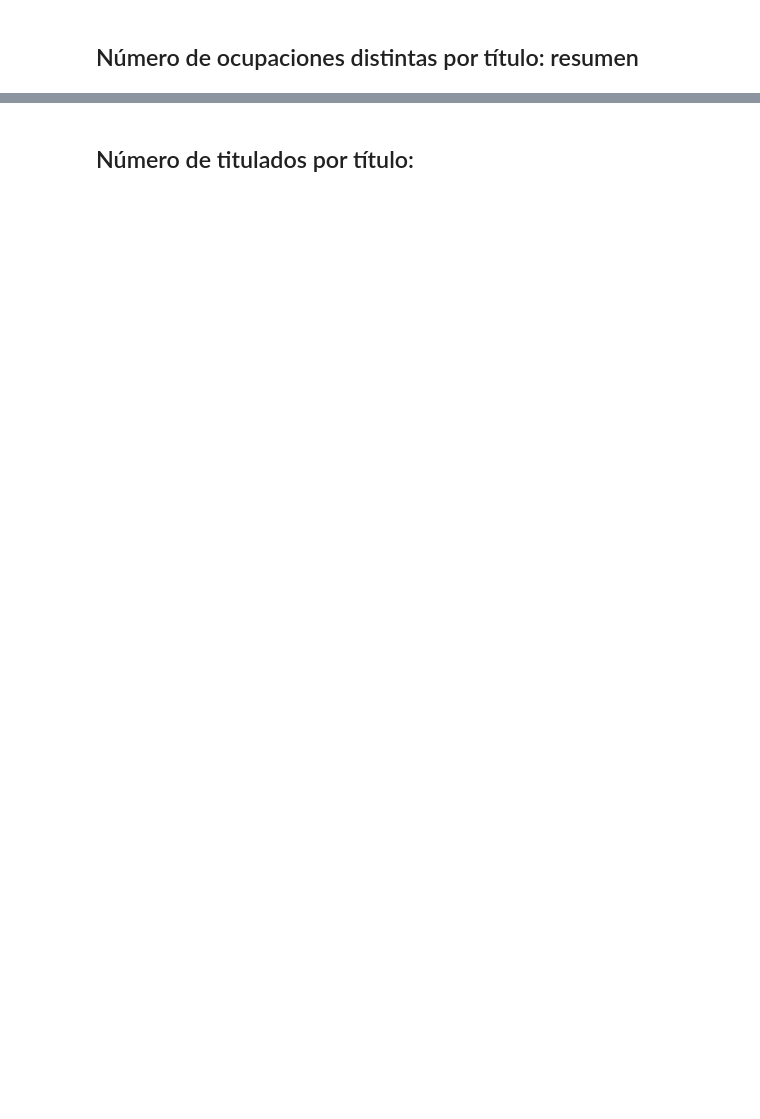
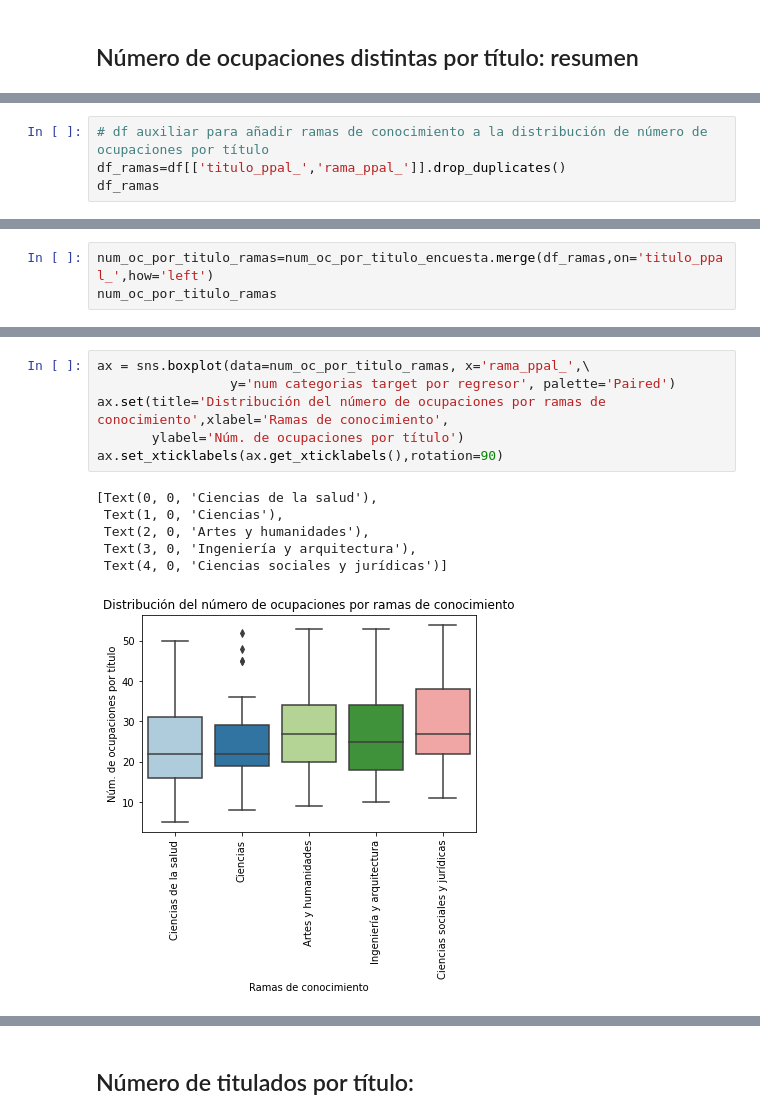
Before and after one commit to bdeotto/KSchool_TFM, a Jupyter notebook: naive_benchmark.ipynb, the cells around one changed output, grey strips where cells are left out. Drawn from its saved outputs; the diff is of its cells as text; blank space fills up the shorter version.

```diff
--- a/naive_benchmark.ipynb
+++ b/naive_benchmark.ipynb
@@ -133,0 +175,4 @@ Name: ocupaciones por titulo, dtype: float64
+# %%
+# df auxiliar para añadir ramas de conocimiento a la distribución de número de ocupaciones por título
+df_ramas=df[['titulo_ppal_','rama_ppal_']].drop_duplicates()
+df_ramas
@@ -133,0 +193,3 @@ Name: ocupaciones por titulo, dtype: float64
+# %%
+num_oc_por_titulo_ramas=num_oc_por_titulo_encuesta.merge(df_ramas,on='titulo_ppal_',how='left')
+num_oc_por_titulo_ramas
@@ -133,0 +210,13 @@ Name: ocupaciones por titulo, dtype: float64
+# %%
+ax = sns.boxplot(data=num_oc_por_titulo_ramas, x='rama_ppal_',\
+                 y='num categorias target por regresor', palette='Paired')
+ax.set(title='Distribución del número de ocupaciones por ramas de conocimiento',xlabel='Ramas de conocimiento',
+       ylabel='Núm. de ocupaciones por título')
+ax.set_xticklabels(ax.get_xticklabels(),rotation=90)
+# %% [output]
+[Text(0, 0, 'Ciencias de la salud'),
+ Text(1, 0, 'Ciencias'),
+ Text(2, 0, 'Artes y humanidades'),
+ Text(3, 0, 'Ingeniería y arquitectura'),
+ Text(4, 0, 'Ciencias sociales y jurídicas')]
+[figure, added]
```
Also changed, not shown: parts of 79 cells of this notebook.
